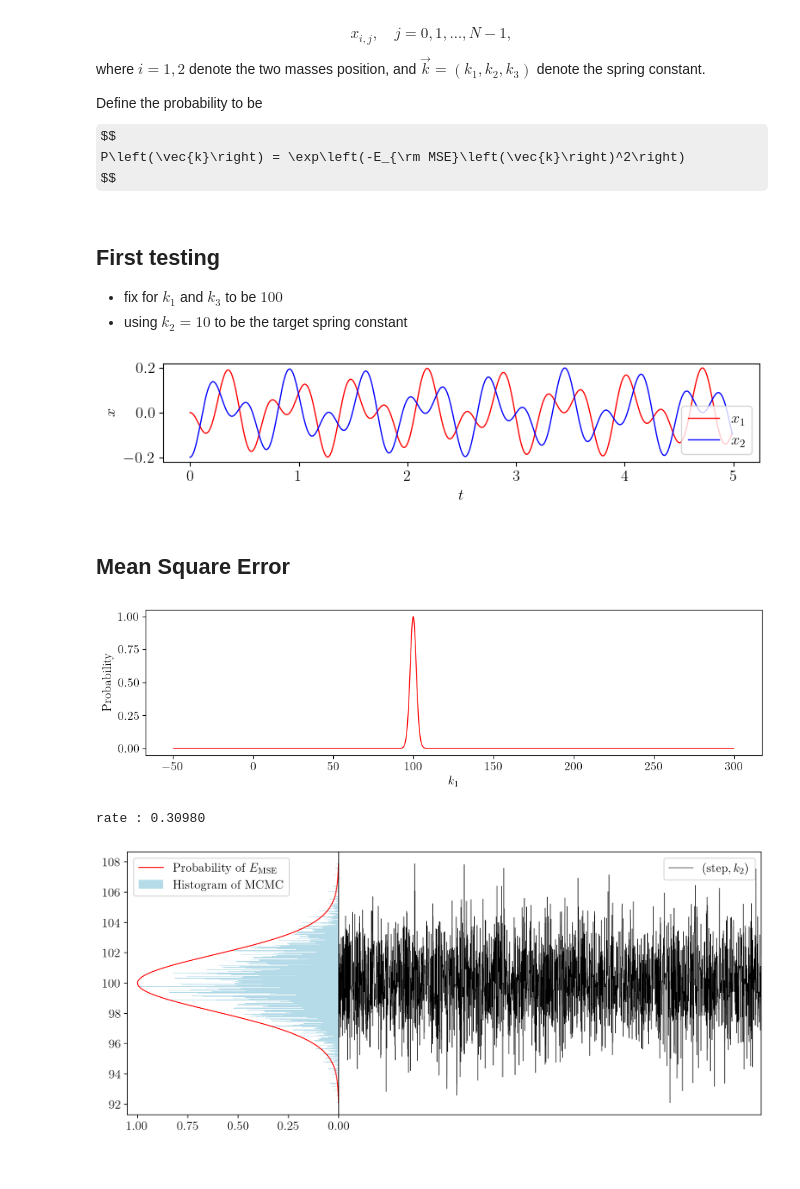
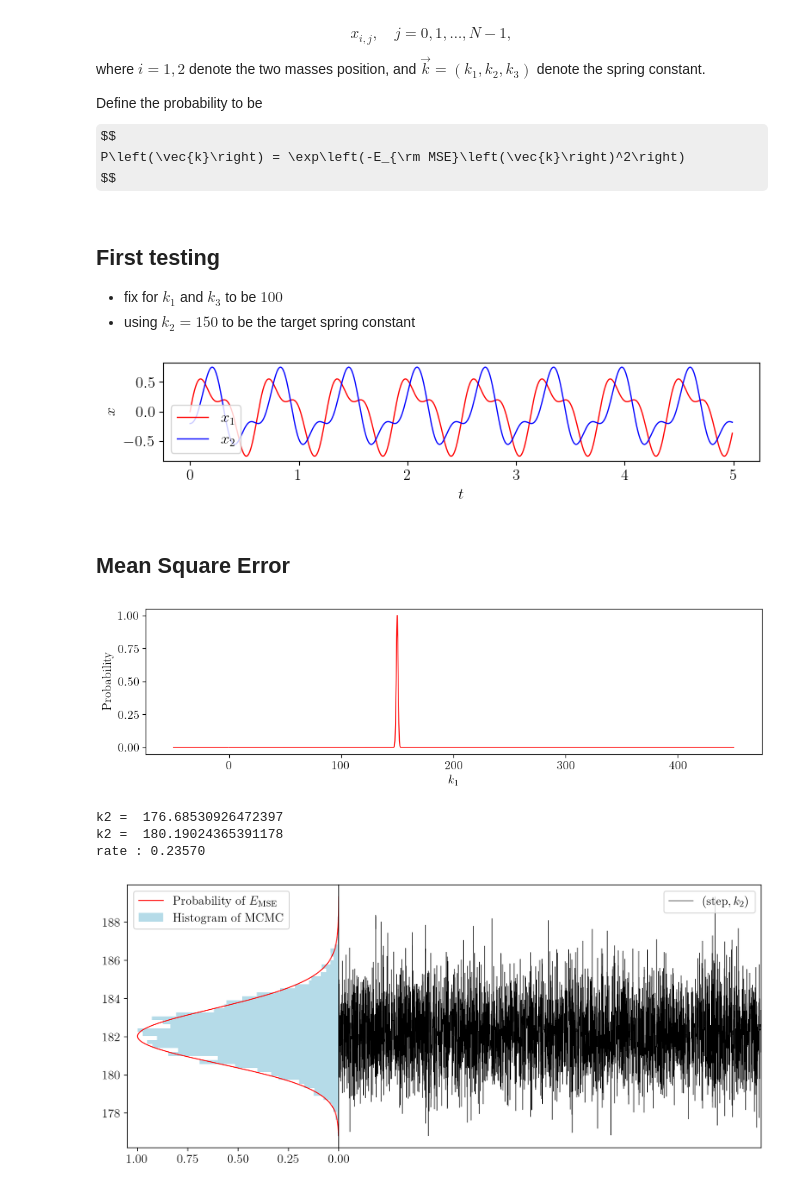
Before and after one commit to Jeffreymaomao/Coupled-Oscillators.github.io, a Jupyter notebook: Numerical-Calculation/1D-MCMC-test.ipynb, the cells around one changed output. Drawn from its saved outputs; the diff is of its cells as text; code cells hidden in the pictures; some formulas as TeX source.

```diff
--- a/Numerical-Calculation/1D-MCMC-test.ipynb
+++ b/Numerical-Calculation/1D-MCMC-test.ipynb
@@ -39,13 +39,13 @@ $$
 # %% [markdown]
 ## First testing
 - fix for $k_1$ and $k_3$ to be $100$
-- using $k_2 = 10$ to be the target spring constant
+- using $k_2 = 150$ to be the target spring constant
 # %%
 t = np.arange(0,5,0.01)
-k = (100,100,100)
+k = (100,150,100)
 m = (1.0, 1.0)
 xi = (0.0, -0.2)
-vi = (0, 0)
+vi = (10, 0)
 (x1_data, x2_data, v1_data, v2_data) = Model(t, k, m, xi, vi)
 
 fig = plt.figure(figsize=(8,2),dpi=100)
@@ -57,7 +57,7 @@ plt.ylabel(r"$x$")
 plt.tight_layout()
 plt.show()
 # %% [output]
-[figure, old version]
+[figure, new version]
 # %% [markdown]
 ## Mean Square Error
 # %%
@@ -76,7 +76,7 @@ def P_MSE(t, k, x1_data, x2_data, m, xi, vi):
     P = np.exp(-(MSE1+MSE2))
     return P**500
 # %%
-k2 = np.linspace(-50,3*k[1],1000)
+k2 = np.linspace(-50,3*k[1],1001)
 Prob = np.zeros(len(k2))
 for i in range(len(k2)):
     params = (k[0], k2[i], k[2])
@@ -90,4 +90,4 @@ plt.ylabel("Probability")
 plt.tight_layout()
 plt.show()
 # %% [output]
-[figure, old version]
+[figure, new version]
@@ -96,16 +94,19 @@ fig.savefig("../MCMC-note/fig/Prob2.pdf" , pad_inches=0.1)
 # %%
-N = 10000
+N = 20000
 
 k2 = 200*random()
 K2 = np.zeros(N)
 delta = 10
 accN = 0
 
+print("k2 = ", k2)
 for i in range(1000):
     k2_ = k2 + delta * (2*random()-1)
     p  = P_MSE(t, (k[0], k2,  k[2]), x1_data, x2_data, m, xi, vi)
     p_ = P_MSE(t, (k[0], k2_, k[2]), x1_data, x2_data, m, xi, vi)
     if(p_ >= p or random() < p_/p): k2 = k2_
+
+print("k2 = ", k2)
 for i in range(N):
     k2_ = k2 + delta * (2*random()-1)
     p  = P_MSE(t, (k[0], k2,  k[2]), x1_data, x2_data, m, xi, vi)
@@ -117,42 +118,39 @@ for i in range(N):
 acc_rate = accN/N
 print("rate : %.5f"%acc_rate)
 # %% [output]
-rate : 0.30980
+k2 =  176.68530926472397
+k2 =  180.19024365391178
+rate : 0.23570
 # %%
 fig = plt.figure(figsize=(12,5), dpi=200)
 ax1 = plt.subplot2grid((1, 3), (0, 0), colspan=1)
 ax2 = plt.subplot2grid((1, 3), (0, 1), colspan=2)
 
 k2 = np.linspace(K2.min(),K2.max(),1000)
 Prob = np.zeros(len(k2))
 for i in range(len(k2)):
     params = (k[0], k2[i], k[2])
     Prob[i] = P_MSE(t, params, x1_data, x2_data, m, xi, vi)
 
-ax1.plot(Prob, k2, color="red",linewidth=1, zorder=25,
+ax1.plot(Prob/Prob.max(), k2, color="red",linewidth=1, zorder=25,
          label=r"Probability of $E_{\rm MSE}$")
 
-# max_index, _ = find_peaks(Prob)
-# for k2_localmax in k2[max_index]:
-#     ax1.hlines(y=k2_localmax, xmin=0, xmax=1,       color="black", alpha=0.2, zorder=1, linewidth=0.5)
-#     ax2.hlines(y=k2_localmax, xmin=0, xmax=K2.size, color="black", alpha=0.2, zorder=1, linewidth=0.5)
-
-counts, bins = np.histogram(K2, bins=int(N/20))
+counts, bins = np.histogram(K2, bins=60)
 ax1.hist(bins[:-1], bins, color="lightblue",
          weights=counts/counts.max(), zorder=20,
          orientation='horizontal', alpha=0.9,
          label=r"Histogram of MCMC")
 
 ax2.plot(K2,color="k", linewidth=0.5,
         label=r"$\left({\rm step}, k_2\right)$")
 
 ax1.invert_xaxis()
 ax2.set_yticks([])
 ax2.set_xticks([])
 ax2.set_xlim(0,K2.size)
 ax1.legend(loc='upper left')
 ax2.legend(loc='upper right')
 plt.subplots_adjust(wspace=0)
 plt.show()
 # %% [output]
-[figure, old version]
+[figure, new version]
```
Also changed, not shown: parts of 2 cells of this notebook, 19 other files.
